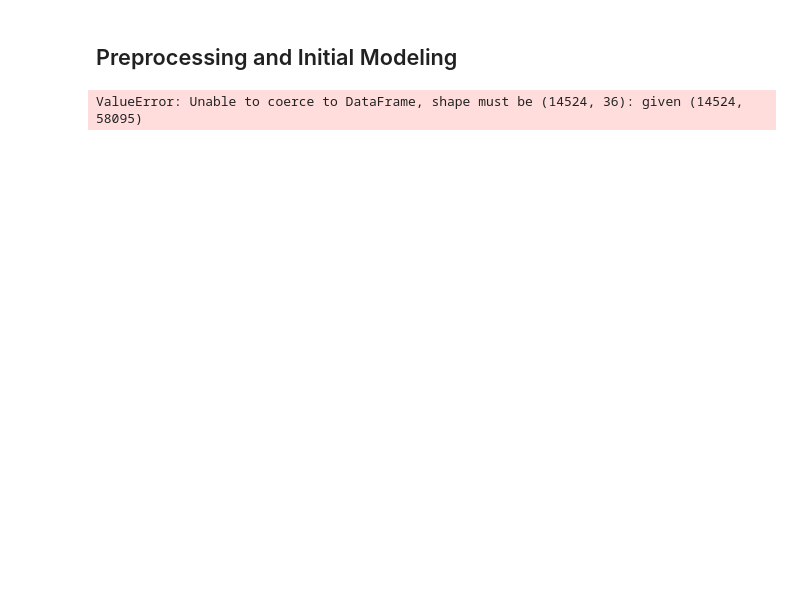
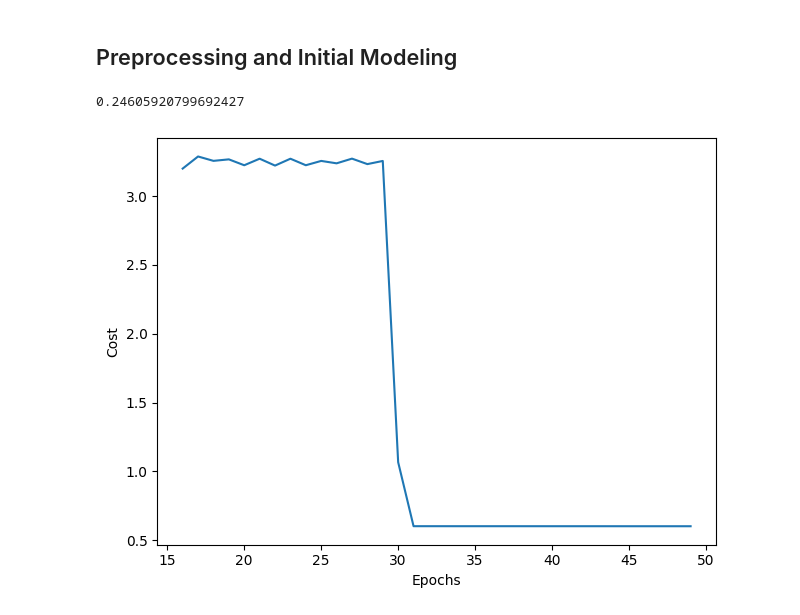
Before and after one commit to S-Bryce/ML-Lab-4, a Jupyter notebook: ML-Lab-4.ipynb, the cells around one changed output. Cells and saved outputs as stored; diff of their text form; code cells hidden in the pictures; blank space fills up the shorter version.

```diff
--- a/ML-Lab-4.ipynb
+++ b/ML-Lab-4.ipynb
@@ -79,7 +76,19 @@ One might normally be tempted to undersample to the county with the lowest numbe
 # %%
 # Caution: This takes forever to run and doesn't seem to like our huge multi-classing.
-smote = SVMSMOTE(random_state=42)
-df_balanced, _ = smote.fit_resample(df, df["County"])
+#smote = SVMSMOTE(random_state=42)
+#df_balanced, _ = smote.fit_resample(df, df["County"])
+df2 = df.copy()
+for county in pd.unique(df2["County"]):
+    if df2["County"].value_counts()[county] > 24:
+        df2 = df2[df2.County != county]
+
+county_dict = dict.fromkeys(df2["County"])
+for key in county_dict: county_dict[key] = 24
+over_sample = RandomOverSampler(sampling_strategy=county_dict, random_state=42)
+df_balanced, _ = over_sample.fit_resample(df, df["County"])
+df_balanced = pd.concat([df_balanced, df], axis=0)
 print(df_balanced["County"].value_counts())
 df_target: DataFrame = df_balanced["ChildPoverty"]
+df_target = pd.qcut(df_target, 4, labels=False)
+print(df_target.head())
 df_balanced.drop("ChildPoverty", axis=1, inplace=True)
@@ -227,14 +141,0 @@ class TwoLayerPerceptron(object):
-# %%
-clf = TwoLayerPerceptron(n_hidden=10, epochs=1500, eta=0.001)
-clf.fit(x_train, x_target)
-y_hat = clf.predict(x_train)
-print(accuracy_score(x_target, y_hat))
-plt.subplot(1,1,1)
-plt.plot(abs(clf.grad_w1_[10:]), label='w1')
-plt.plot(abs(clf.grad_w2_[10:]), label='w2')
-plt.legend()
-plt.ylabel('Average gradient magnitude')
-plt.xlabel('Iteration')
-plt.show()
-# %% [output]
-ValueError: Unable to coerce to DataFrame, shape must be (14524, 36): given (14524, 58095)
@@ -241,2 +332,30 @@ ValueError: Unable to coerce to DataFrame, shape must be (14524, 36): given (145
+# %%
+from sklearn.datasets import load_digits
+
+ds = load_digits()
+X = ds.data/16.0-0.5 # normalize the input, very important
+y = ds.target
+X_train, X_test, y_train, y_test = train_test_split(X,y,test_size = 0.2)
+
+x_train, y_train, x_target, y_target = train_test_split(df_balanced.to_numpy(), df_target.to_numpy(), train_size=0.8, test_size=0.2, stratify=df_balanced["County"])
+
+vals = { 'n_hidden':30,
+         'C':0.1, 'epochs':50, 'eta':0.01,
+         'alpha':0.001, 'decrease_const':0.1, 'decrease_iter':15,
+         'minibatches':50,
+         'shuffle':True,'random_state':1}
+
+clf = TwoLayerPerceptron(**vals)
+clf.fit(x_train, x_target)
+y_hat = clf.predict(y_train)
+print(accuracy_score(y_target, y_hat))
+plt.plot(range(len(clf.cost_)), clf.cost_)
+plt.ylabel('Cost')
+plt.xlabel('Epochs')
+plt.tight_layout()
+plt.show()
+# %% [output]
+0.24605920799692427
+[figure, added]
 # %%
 # [.5 points] Now (1) normalize the continuous numeric feature data. Use the example two-layer perceptron network from the class example and quantify performance using accuracy. Be sure that training converges by graphing the loss function versus the number of epoch
```
Also changed, not shown: parts of 13 cells of this notebook.
